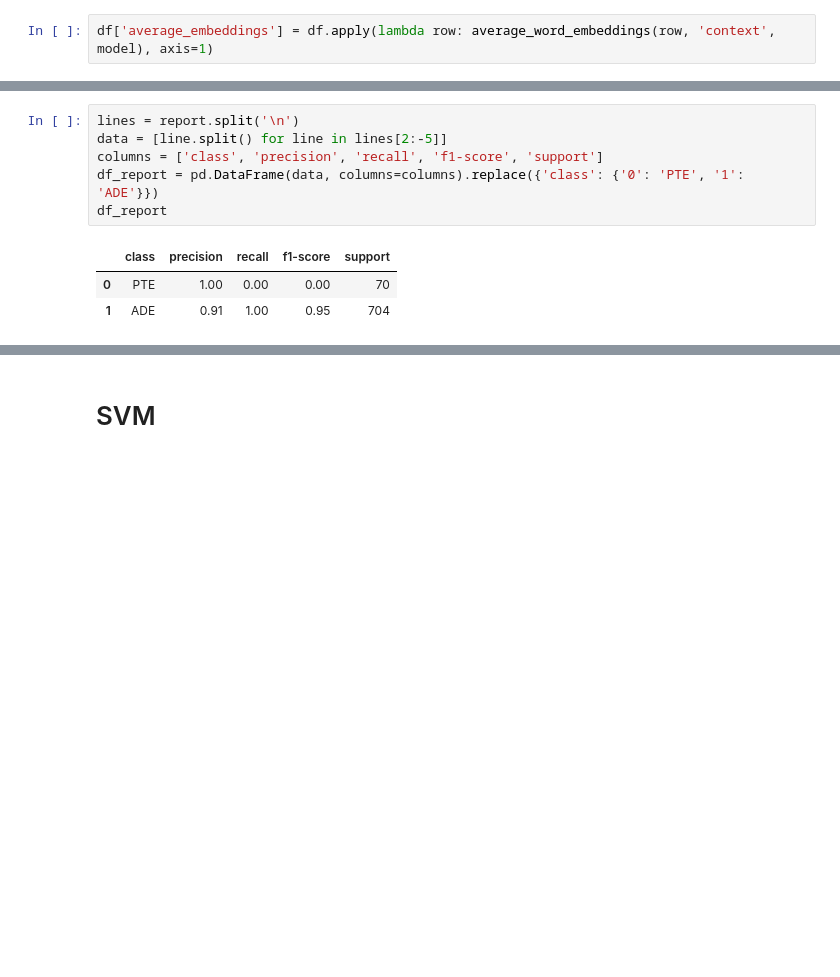
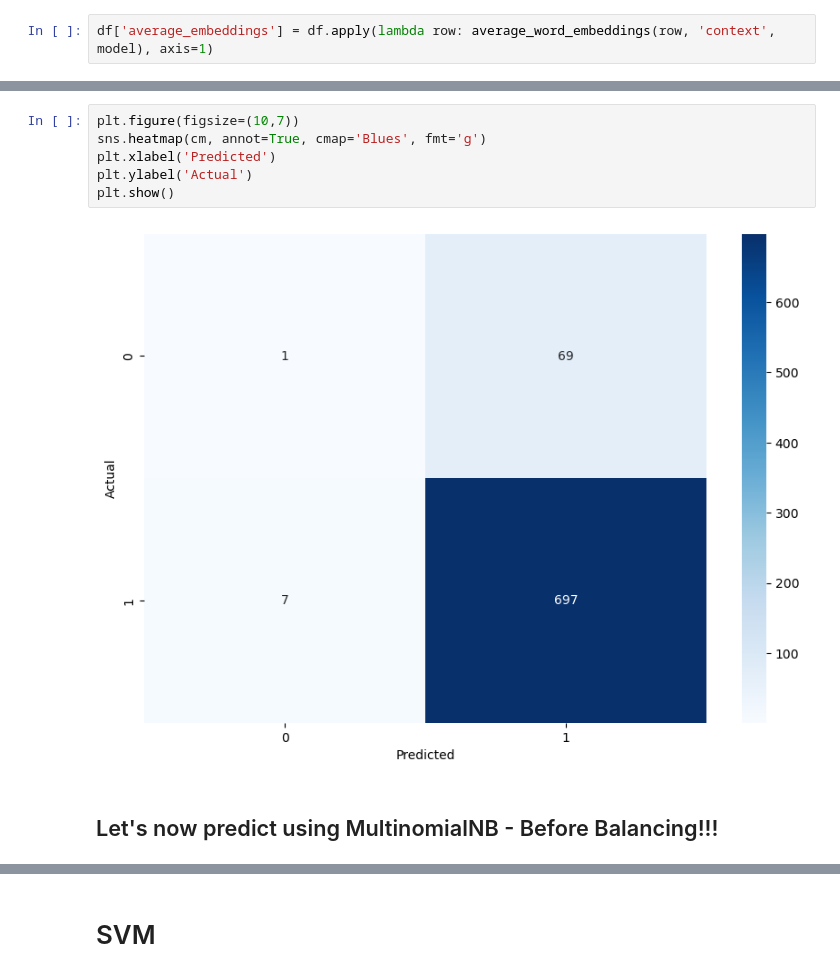
Before and after one commit to vandavilli/My-AIML-Portfolio, a Jupyter notebook: Capstone/pv-main/pv_model.ipynb, the cells around one changed output, grey strips where cells are left out. Drawn from its saved outputs; the diff is of its cells as text; blank space fills up the shorter version.

```diff
--- a/Capstone/pv-main/pv_model.ipynb
+++ b/Capstone/pv-main/pv_model.ipynb
@@ -142,10 +107,10 @@ weighted avg       0.92      0.91      0.87       774
-# %%
-lines = report.split('\n')
-data = [line.split() for line in lines[2:-5]]
-columns = ['class', 'precision', 'recall', 'f1-score', 'support']
-df_report = pd.DataFrame(data, columns=columns).replace({'class': {'0': 'PTE', '1': 'ADE'}})
-df_report
-# %% [output]
-|  | class | precision | recall | f1-score | support |
-| 0 | PTE | 1.00 | 0.00 | 0.00 | 70 |
-| 1 | ADE | 0.91 | 1.00 | 0.95 | 704 |
+# %%
+plt.figure(figsize=(10,7))
+sns.heatmap(cm, annot=True, cmap='Blues', fmt='g')
+plt.xlabel('Predicted')
+plt.ylabel('Actual')
+plt.show()
+# %% [output]
+[figure, added]
+# %% [markdown]
+## Let's now predict using MultinomialNB - Before Balancing!!!
```
Also changed, not shown: parts of 37 cells of this notebook, 5 other files.
